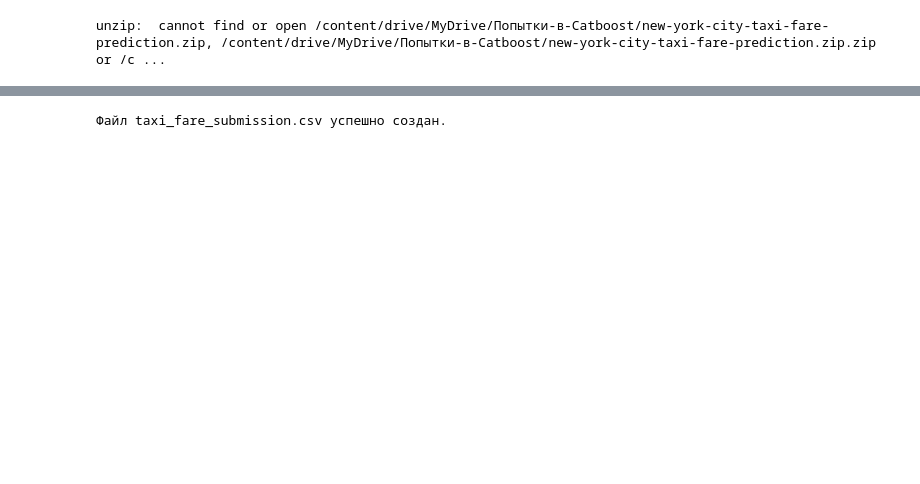
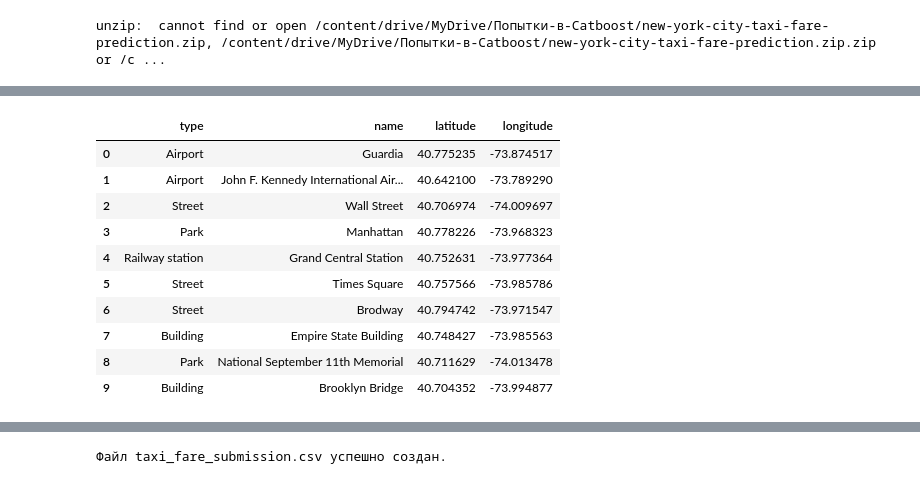
Before and after one commit to dark516/ai_taxi, a Jupyter notebook: ВСОШ_1.ipynb, the cells around one changed output, grey strips where cells are left out. Saved outputs shown, nothing was run; the diff lists cells and outputs as text; code cells hidden in the pictures; blank space fills up the shorter version.

```diff
--- a/ВСОШ_1.ipynb
+++ b/ВСОШ_1.ipynb
@@ -65,0 +78,16 @@ data['distance'] = haversine_distance(data['pickup_latitude'], data['pickup_long
+# %%
+#Загрузка данных ключевых точек
+key_points = pd.read_csv('interes_points.csv')
+key_points
+# %% [output]
+|  | type | name | latitude | longitude |
+| 0 | Airport | Guardia | 40.775235 | -73.874517 |
+| 1 | Airport | John F. Kennedy International Air... | 40.642100 | -73.789290 |
+| 2 | Street | Wall Street | 40.706974 | -74.009697 |
+| 3 | Park | Manhattan | 40.778226 | -73.968323 |
+| 4 | Railway station | Grand Central Station | 40.752631 | -73.977364 |
+| 5 | Street | Times Square | 40.757566 | -73.985786 |
+| 6 | Street | Brodway | 40.794742 | -73.971547 |
+| 7 | Building | Empire State Building | 40.748427 | -73.985563 |
+| 8 | Park | National September 11th Memorial | 40.711629 | -74.013478 |
+| 9 | Building | Brooklyn Bridge | 40.704352 | -73.994877 |
```
Also changed, not shown: parts of 8 cells of this notebook, 2 other files.
